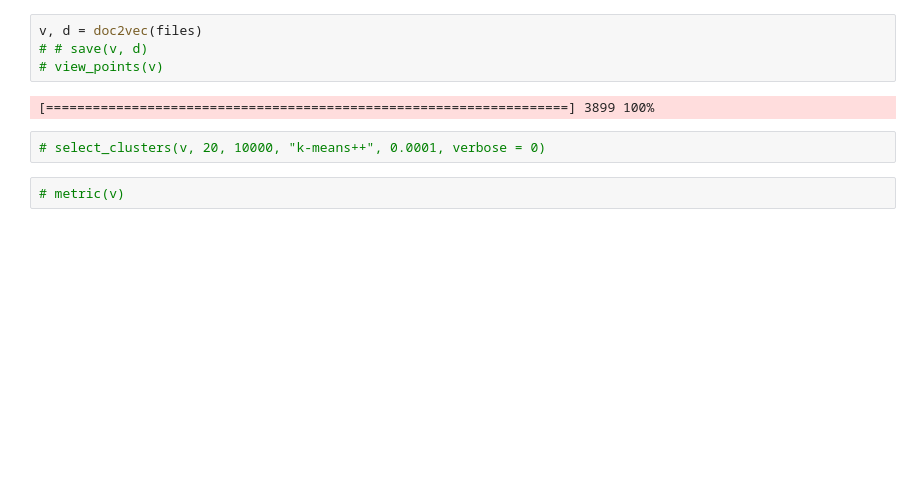
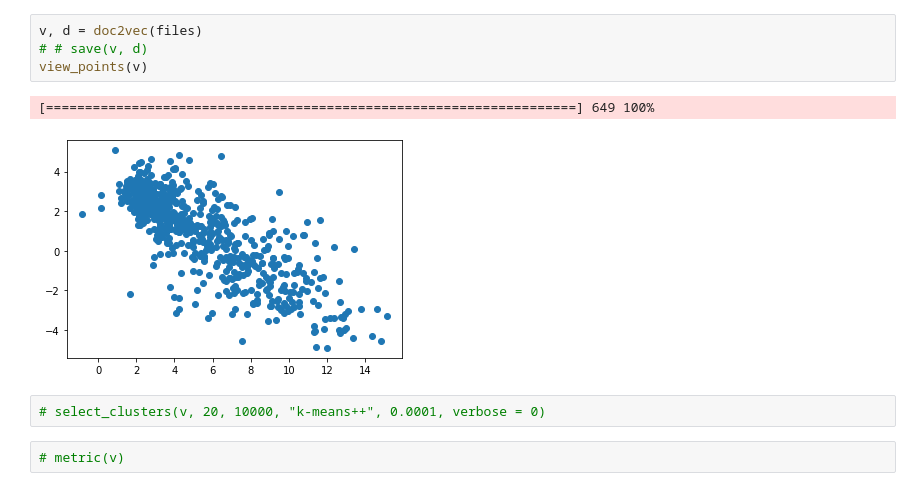
Before and after one commit to cuban-digital-language/Content-detection-and-Corpus-Clustering, a Jupyter notebook: main.ipynb, the cells around one changed output. Cells and saved outputs as stored; diff of their text form; blank space fills up the shorter version.

```diff
--- a/main.ipynb
+++ b/main.ipynb
@@ -15,9 +16,10 @@ split 3899
 # %%
 v, d = doc2vec(files)
 # # save(v, d)
-# view_points(v)
+view_points(v)
 # %% [output]
-[===================================================================] 3899 100%
+[====================================================================] 649 100%
+[figure, added]
 # %%
 # select_clusters(v, 20, 10000, "k-means++", 0.0001, verbose = 0)
 # %%
```
Also changed, not shown: parts of 7 cells of this notebook, 2 other files.
